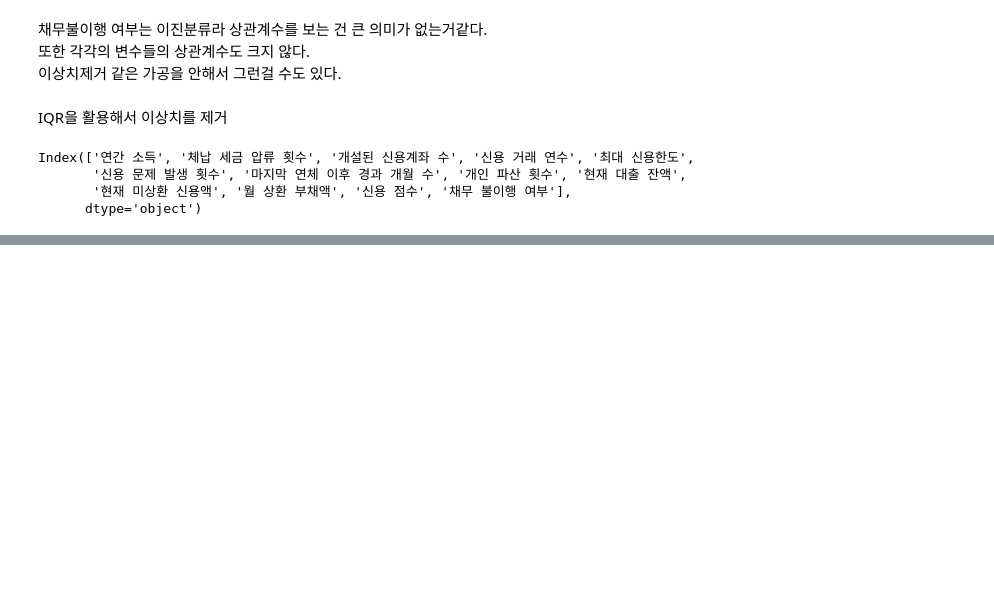
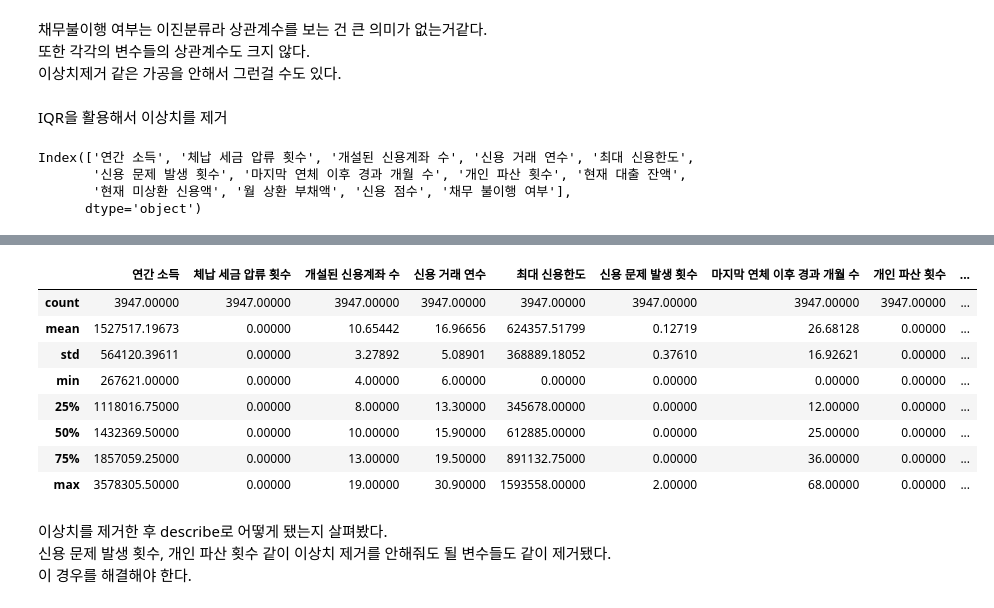
Before and after one commit to jayiuk/default-pred, a Jupyter notebook: eda_data.ipynb, the cells around one changed output, grey strips where cells are left out. Saved outputs shown, nothing was run; the diff lists cells and outputs as text; code cells hidden in the pictures; blank space fills up the shorter version.

```diff
--- a/eda_data.ipynb
+++ b/eda_data.ipynb
@@ -184,0 +227,16 @@ train_num_iqr.describe()
+# %%
+train_nooutlier.describe()
+# %% [output]
+|  | 연간 소득 | 체납 세금 압류 횟수 | 개설된 신용계좌 수 | 신용 거래 연수 | 최대 신용한도 | 신용 문제 발생 횟수 | 마지막 연체 이후 경과 개월 수 | 개인 파산 횟수 | ... |
+| count | 3947.00000 | 3947.00000 | 3947.00000 | 3947.00000 | 3947.00000 | 3947.00000 | 3947.00000 | 3947.00000 | ... |
+| mean | 1527517.19673 | 0.00000 | 10.65442 | 16.96656 | 624357.51799 | 0.12719 | 26.68128 | 0.00000 | ... |
+| std | 564120.39611 | 0.00000 | 3.27892 | 5.08901 | 368889.18052 | 0.37610 | 16.92621 | 0.00000 | ... |
+| min | 267621.00000 | 0.00000 | 4.00000 | 6.00000 | 0.00000 | 0.00000 | 0.00000 | 0.00000 | ... |
+| 25% | 1118016.75000 | 0.00000 | 8.00000 | 13.30000 | 345678.00000 | 0.00000 | 12.00000 | 0.00000 | ... |
+| 50% | 1432369.50000 | 0.00000 | 10.00000 | 15.90000 | 612885.00000 | 0.00000 | 25.00000 | 0.00000 | ... |
+| 75% | 1857059.25000 | 0.00000 | 13.00000 | 19.50000 | 891132.75000 | 0.00000 | 36.00000 | 0.00000 | ... |
+| max | 3578305.50000 | 0.00000 | 19.00000 | 30.90000 | 1593558.00000 | 2.00000 | 68.00000 | 0.00000 | ... |
+# %% [markdown]
+이상치를 제거한 후 describe로 어떻게 됐는지 살펴봤다.\
+신용 문제 발생 횟수, 개인 파산 횟수 같이 이상치 제거를 안해줘도 될 변수들도 같이 제거됐다.\
+이 경우를 해결해야 한다.
```
Also changed, not shown: parts of 9 cells of this notebook, 2 other files.
